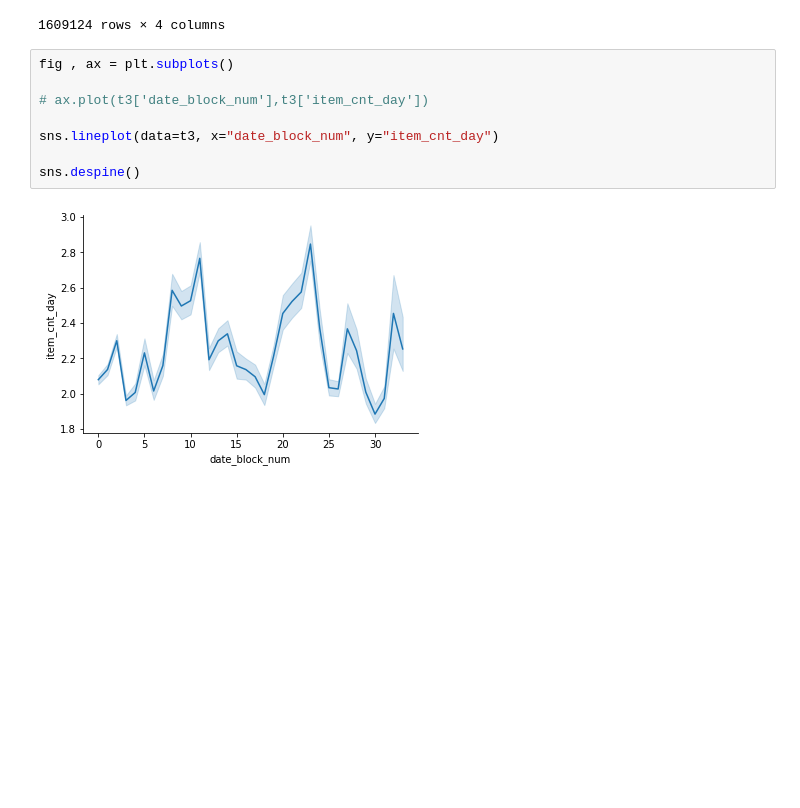
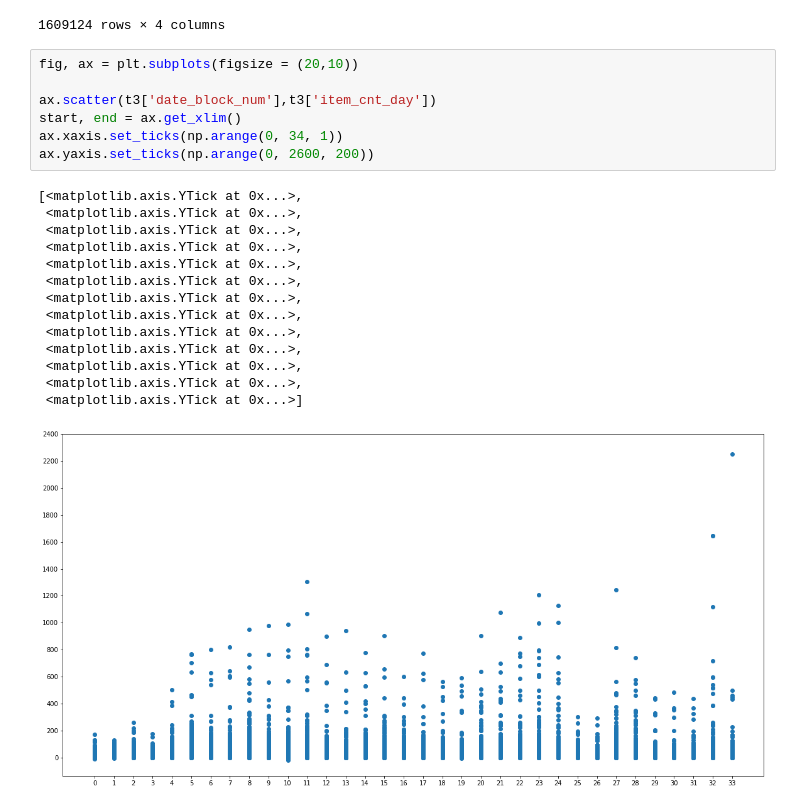
Before and after one commit to fgith/data-science, a Jupyter notebook: temp/new.ipynb, the cells around one changed output. Cells and saved outputs as stored; diff of their text form; blank space fills up the shorter version.

```diff
--- a/temp/new.ipynb
+++ b/temp/new.ipynb
@@ -95,13 +98,25 @@ t3
 | 1609122 | 33 | 59 | 22100 | 1.0 |
 | 1609123 | 33 | 59 | 22102 | 1.0 |
 1609124 rows × 4 columns
-# %%
-fig , ax = plt.subplots()
-
-# ax.plot(t3['date_block_num'],t3['item_cnt_day'])
-
-sns.lineplot(data=t3, x="date_block_num", y="item_cnt_day")
-
-sns.despine()
-# %% [output]
-[figure, removed]
+# %%
+fig, ax = plt.subplots(figsize = (20,10))
+
+ax.scatter(t3['date_block_num'],t3['item_cnt_day'])
+start, end = ax.get_xlim()
+ax.xaxis.set_ticks(np.arange(0, 34, 1))
+ax.yaxis.set_ticks(np.arange(0, 2600, 200))
+# %% [output]
+[<matplotlib.axis.YTick at 0x...>,
+ <matplotlib.axis.YTick at 0x...>,
+ <matplotlib.axis.YTick at 0x...>,
+ <matplotlib.axis.YTick at 0x...>,
+ <matplotlib.axis.YTick at 0x...>,
+ <matplotlib.axis.YTick at 0x...>,
+ <matplotlib.axis.YTick at 0x...>,
+ <matplotlib.axis.YTick at 0x...>,
+ <matplotlib.axis.YTick at 0x...>,
+ <matplotlib.axis.YTick at 0x...>,
+ <matplotlib.axis.YTick at 0x...>,
+ <matplotlib.axis.YTick at 0x...>,
+ <matplotlib.axis.YTick at 0x...>]
+[figure, added]
```
Also changed, not shown: parts of 6 cells of this notebook.
